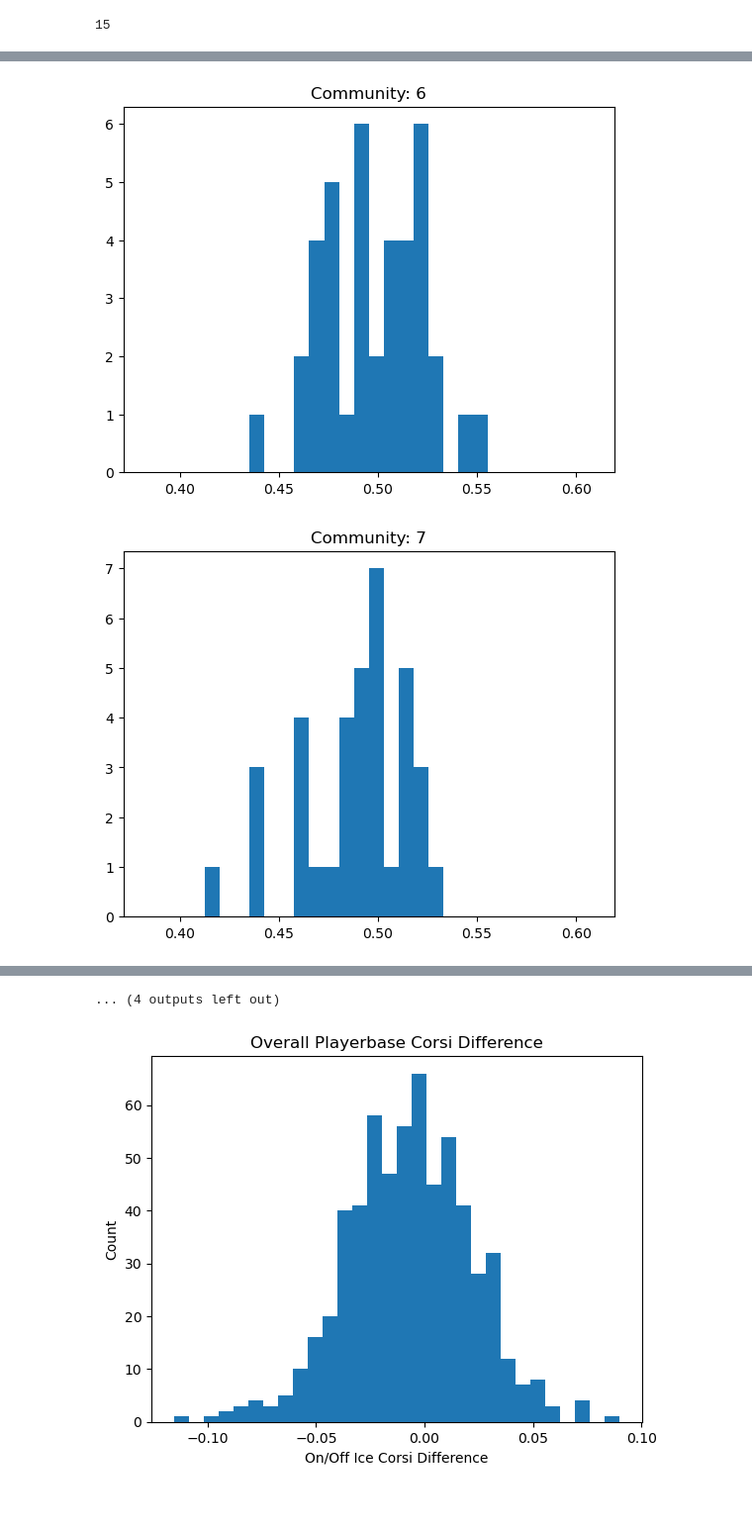
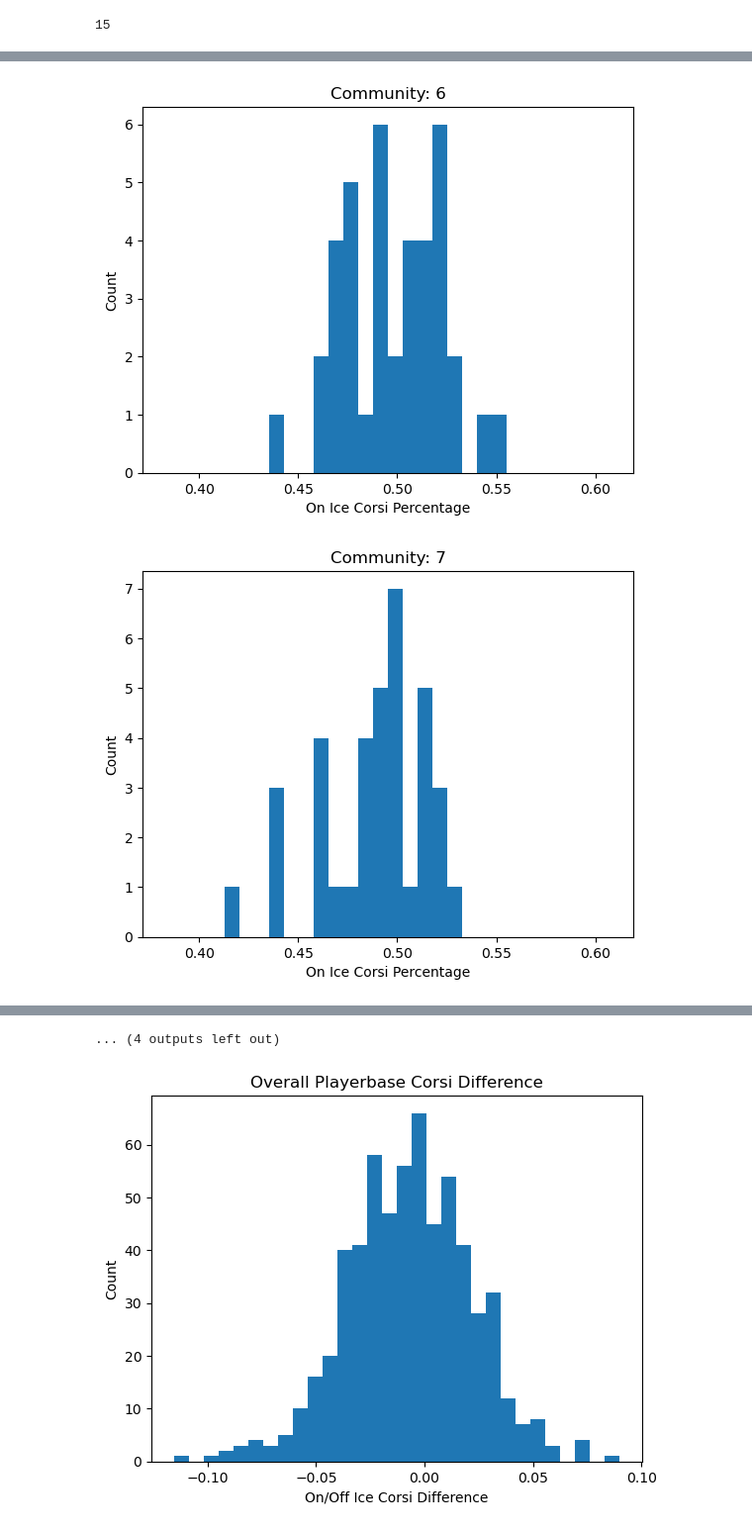
Before and after one commit to emmettcollings/nhl-linemate-network, a Jupyter notebook: src/defense-networks/defense-negative.ipynb, the cells around one changed output, grey strips where cells are left out. Shown at 99% size. Drawn from its saved outputs; the diff is of its cells as text; code cells hidden in the pictures; blank space fills up the shorter version.

```diff
--- a/src/defense-networks/defense-negative.ipynb
+++ b/src/defense-networks/defense-negative.ipynb
@@ -209,6 +209,8 @@ for community in greedy_communities:
     for player in community:
         players_corsi.append(graph_corsis[player])
     plt.hist(players_corsi, bins)
+    plt.xlabel("On Ice Corsi Percentage")
+    plt.ylabel("Count")
     title = "Community: " + str(i)
     plt.title(title)
     plt.show()
@@ -224,2 +226,2 @@ for community in greedy_communities:
-[figure, old version]
+[figure, new version]
-[figure, old version]
+[figure, new version]
```
Also changed, not shown: parts of 1 cell of this notebook, 1 other file.
